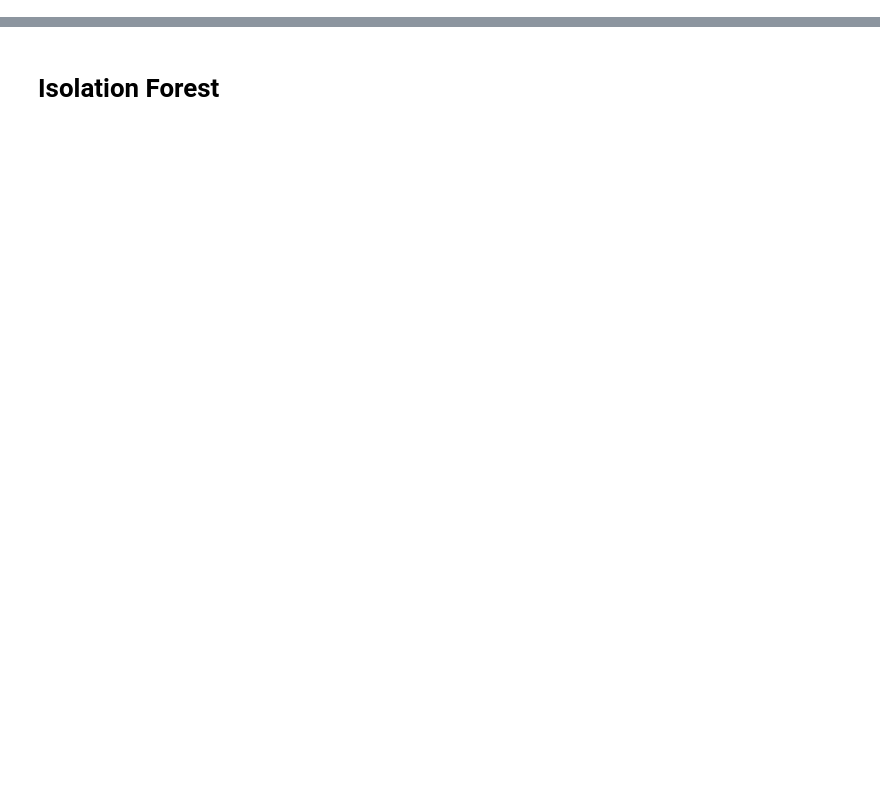
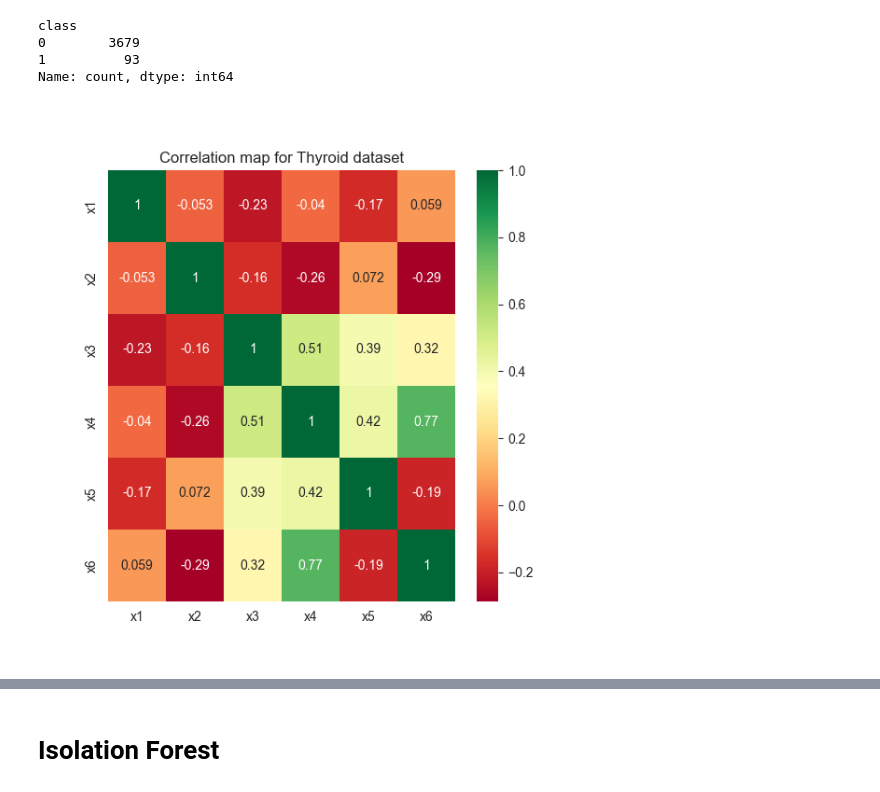
Before and after one commit to AndriiSonsiadlo/AnomalyDetectionICT, a Jupyter notebook: notebooks/experiments.ipynb, the cells around one changed output, grey strips where cells are left out. Drawn from its saved outputs; the diff is of its cells as text; code cells hidden in the pictures; blank space fills up the shorter version.

```diff
--- a/notebooks/experiments.ipynb
+++ b/notebooks/experiments.ipynb
@@ -325,0 +164,9 @@ correlation_map(cardio, figsize=(12, 12))
+# %%
+def corr_map_plot(dataset: Dataset, figsize=(20, 20)):
+    # get correlations of each features in dataset
+    corrmat = dataset.x.corr()
+    top_corr_features = corrmat.index
+    plt.figure(figsize=figsize)
+    plt.title(f"Correlation map for {dataset.name.capitalize()} dataset")
+    #plot heat map
+    g = sns.heatmap(dataset.x[top_corr_features].corr(), annot=True, cmap="RdYlGn")
@@ -325,0 +264,11 @@ correlation_map(cardio, figsize=(12, 12))
+# %%
+thyroid.y.value_counts()
+# %% [output]
+class
+0        3679
+1          93
+Name: count, dtype: int64
+# %%
+corr_map_plot(thyroid, figsize=(6, 6))
+# %% [output]
+[figure, added]
```
Also changed, not shown: parts of 87 cells of this notebook.
